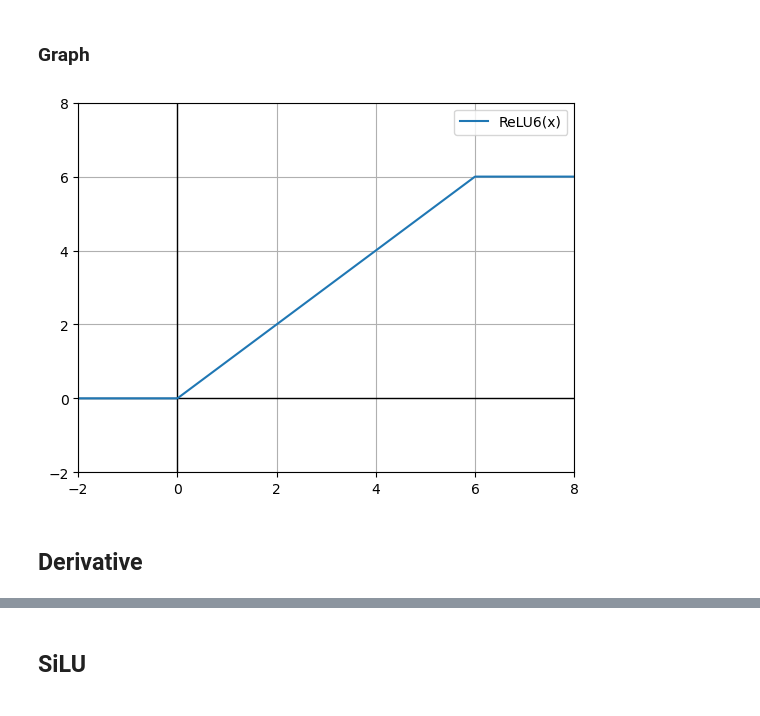
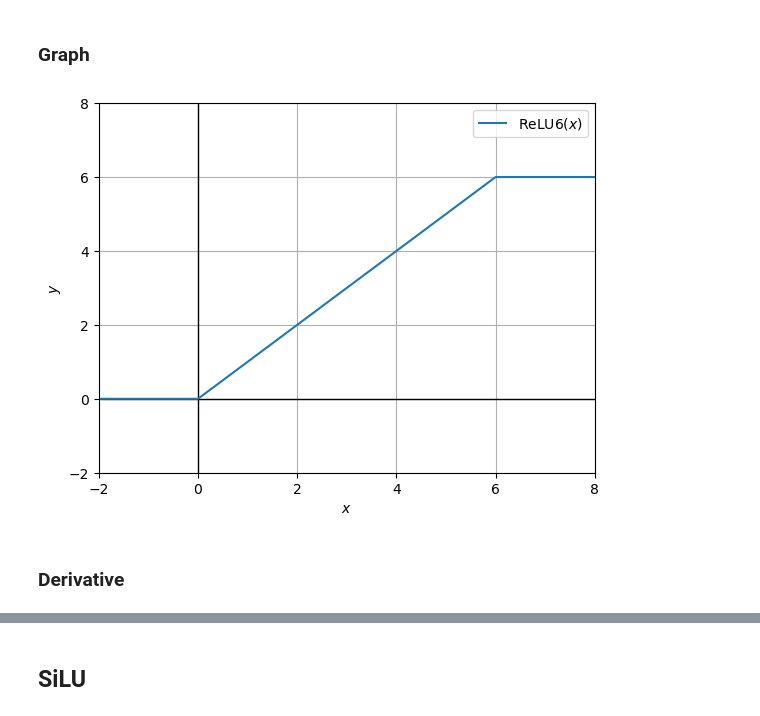
Before and after one commit to DanielZhicool/Deep-Learning, a Jupyter notebook: Lab_1.ipynb, the cells around one changed output, grey strips where cells are left out. Saved outputs shown, nothing was run; the diff lists cells and outputs as text; code cells hidden in the pictures.

```diff
--- a/Lab_1.ipynb
+++ b/Lab_1.ipynb
@@ -31,6 +32,8 @@ def Plot(x, y, name, xlim = [-1.5, 1.5], ylim = [-1, 2]):
     plt.plot(x, y, label=name)
     plt.xlim(xlim)
     plt.ylim(ylim)
+    plt.xlabel('$x$')
+    plt.ylabel('$y$')
 
     plt.grid()
     plt.legend()
@@ -144,11 +147,11 @@ array([[0, 0, 0, 0, 0, 0, 0, 0],
 # %% [markdown]
 ### Graph
 # %%
-Plot(x, relu6(x), "ReLU6(x)", xlim=[-2, 8], ylim=[-2, 8])
+Plot(x, relu6(x), "ReLU6$(x)$", xlim=[-2, 8], ylim=[-2, 8])
 # %% [output]
-[figure, old version]
+[figure, new version]
 # %% [markdown]
-## Derivative
+### Derivative
 # %%
 def relu6_derivative(x: np.ndarray):
     return ((x >= 0) & (x <= 6)).astype(np.float64)
```
Also changed, not shown: parts of 22 cells of this notebook.
